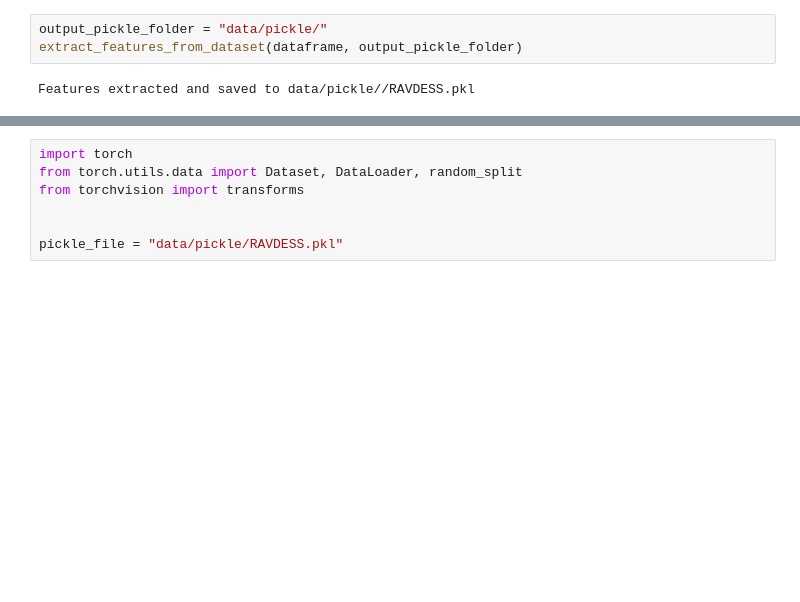
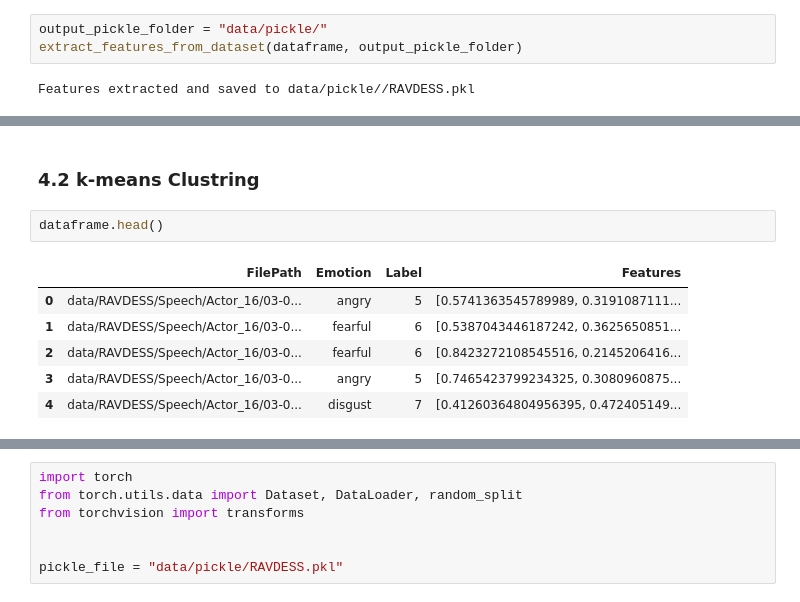
Before and after one commit to EmadBahreini/Audio-Emotion-Recognition, a Jupyter notebook: main.ipynb, the cells around one changed output, grey strips where cells are left out. Saved outputs shown, nothing was run; the diff lists cells and outputs as text; blank space fills up the shorter version.

```diff
--- a/main.ipynb
+++ b/main.ipynb
@@ -255,0 +274,11 @@ Features extracted and saved to data/pickle//RAVDESS.pkl
+# %% [markdown]
+### 4.2 k-means Clustring
+# %%
+dataframe.head()
+# %% [output]
+|  | FilePath | Emotion | Label | Features |
+| 0 | data/RAVDESS/Speech/Actor_16/03-0... | angry | 5 | [0.5741363545789989, 0.3191087111... |
+| 1 | data/RAVDESS/Speech/Actor_16/03-0... | fearful | 6 | [0.5387043446187242, 0.3625650851... |
+| 2 | data/RAVDESS/Speech/Actor_16/03-0... | fearful | 6 | [0.8423272108545516, 0.2145206416... |
+| 3 | data/RAVDESS/Speech/Actor_16/03-0... | angry | 5 | [0.7465423799234325, 0.3080960875... |
+| 4 | data/RAVDESS/Speech/Actor_16/03-0... | disgust | 7 | [0.41260364804956395, 0.472405149... |
```
Also changed, not shown: parts of 18 cells of this notebook.
